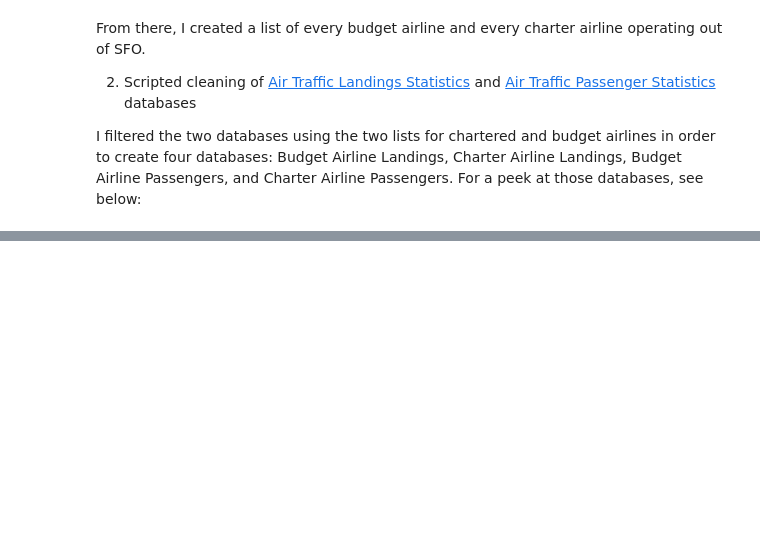
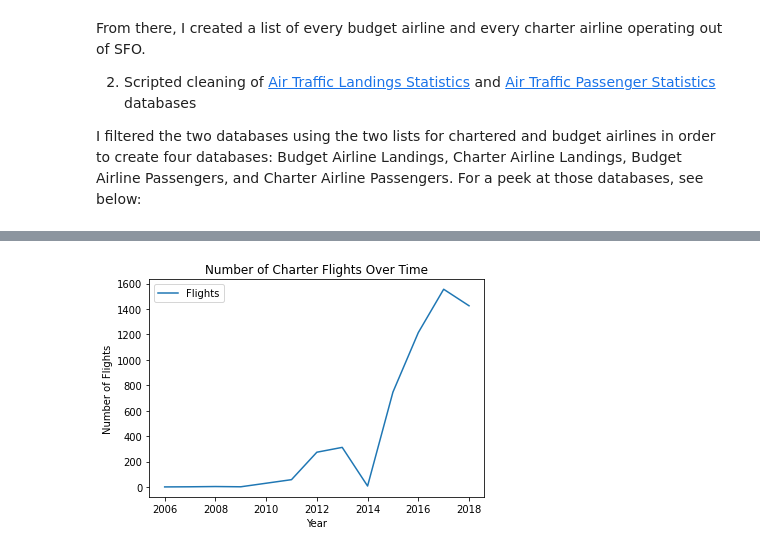
Before and after one commit to rossewald/comm-177p-project-final, a Jupyter notebook: Final Project.ipynb, the cells around one changed output, grey strips where cells are left out. Cells and saved outputs as stored; diff of their text form; code cells hidden in the pictures; blank space fills up the shorter version.

```diff
--- a/Final Project.ipynb
+++ b/Final Project.ipynb
@@ -139,0 +181,19 @@ Manual creation of year-by-year databases
+# %%
+x = []
+y = []
+
+with open('data/processed/charter_landings.csv','r') as csvfile:
+    firstline=csvfile.readline()
+    plots = csv.reader(csvfile, delimiter=',')
+    for row in plots:
+        x.append(int(row[0]))
+        y.append(int(row[1]))
+
+plt.plot(x,y, label='Flights')
+plt.xlabel('Year')
+plt.ylabel('Number of Flights')
+plt.title('Number of Charter Flights Over Time')
+plt.legend()
+plt.show()
+# %% [output]
+[figure, added]
```
Also changed, not shown: parts of 8 cells of this notebook.
